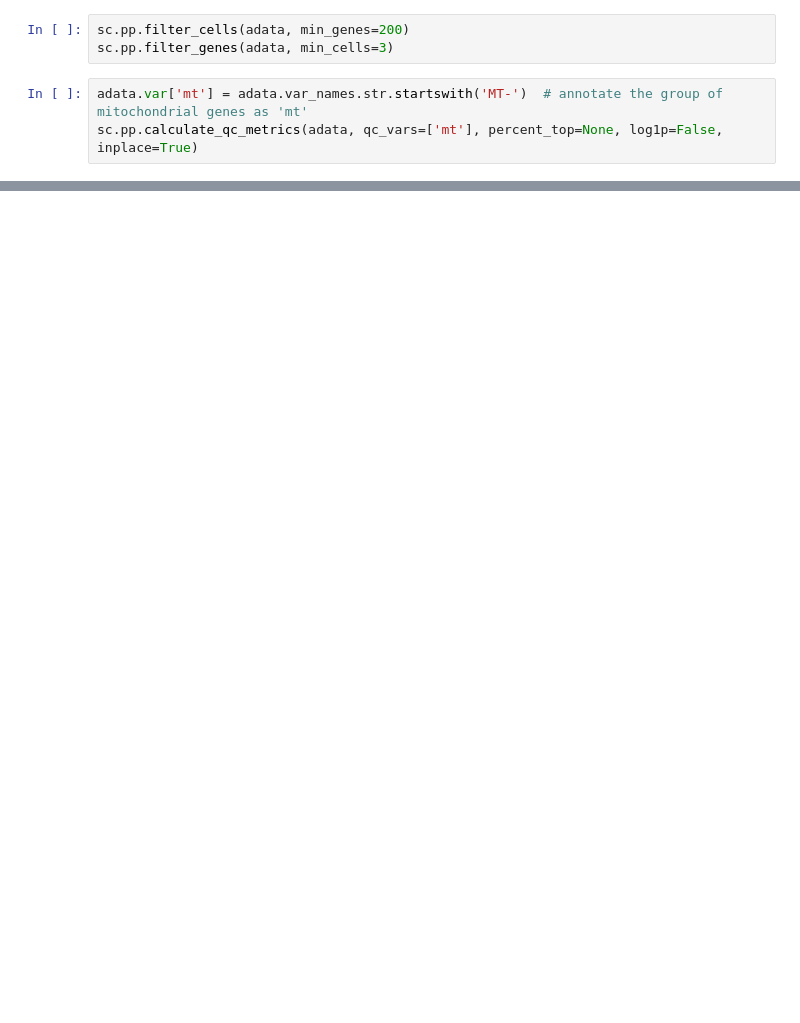
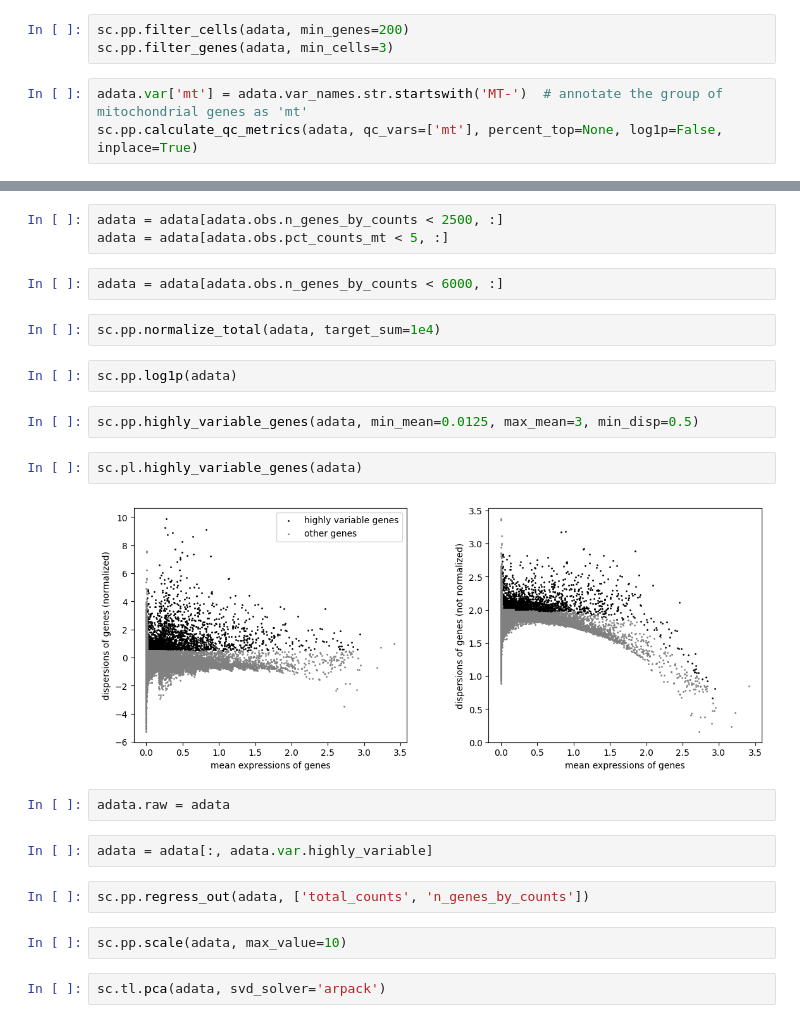
Before and after one commit to archana-b24/sc-spatial-analysis, a Jupyter notebook: initialAnalysis.ipynb, the cells around one changed output, grey strips where cells are left out. Drawn from its saved outputs; the diff is of its cells as text; blank space fills up the shorter version.

```diff
--- a/initialAnalysis.ipynb
+++ b/initialAnalysis.ipynb
@@ -84,0 +33,25 @@ import synapseclient
+# %%
+adata = adata[adata.obs.n_genes_by_counts < 2500, :]
+adata = adata[adata.obs.pct_counts_mt < 5, :]
+# %%
+adata = adata[adata.obs.n_genes_by_counts < 6000, :]
+# %%
+sc.pp.normalize_total(adata, target_sum=1e4)
+# %%
+sc.pp.log1p(adata)
+# %%
+sc.pp.highly_variable_genes(adata, min_mean=0.0125, max_mean=3, min_disp=0.5)
+# %%
+sc.pl.highly_variable_genes(adata)
+# %% [output]
+[figure, added]
+# %%
+adata.raw = adata
+# %%
+adata = adata[:, adata.var.highly_variable]
+# %%
+sc.pp.regress_out(adata, ['total_counts', 'n_genes_by_counts'])
+# %%
+sc.pp.scale(adata, max_value=10)
+# %%
+sc.tl.pca(adata, svd_solver='arpack')
```
Also changed, not shown: parts of 15 cells of this notebook, 1 other file.
